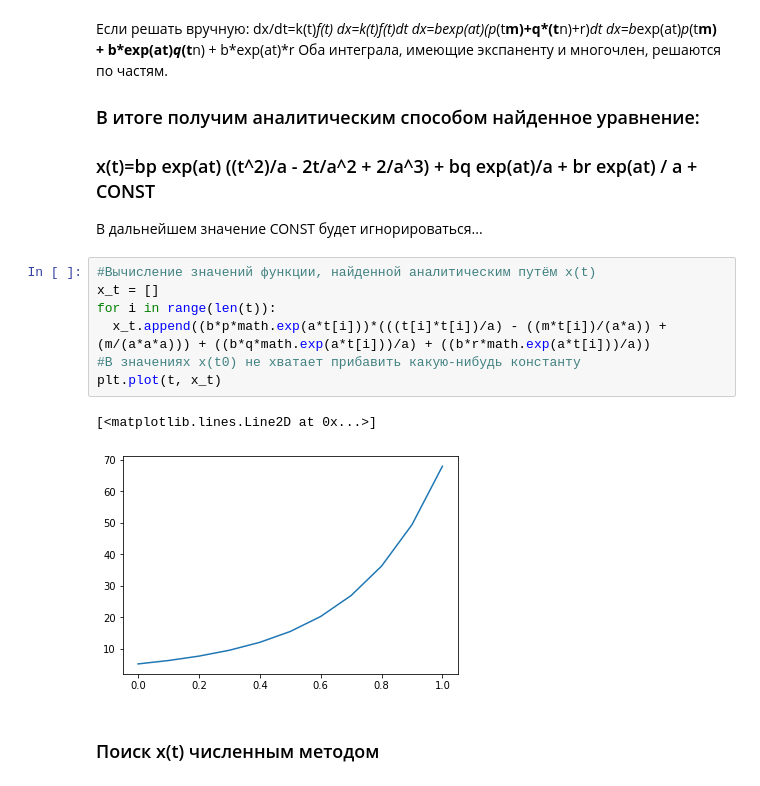
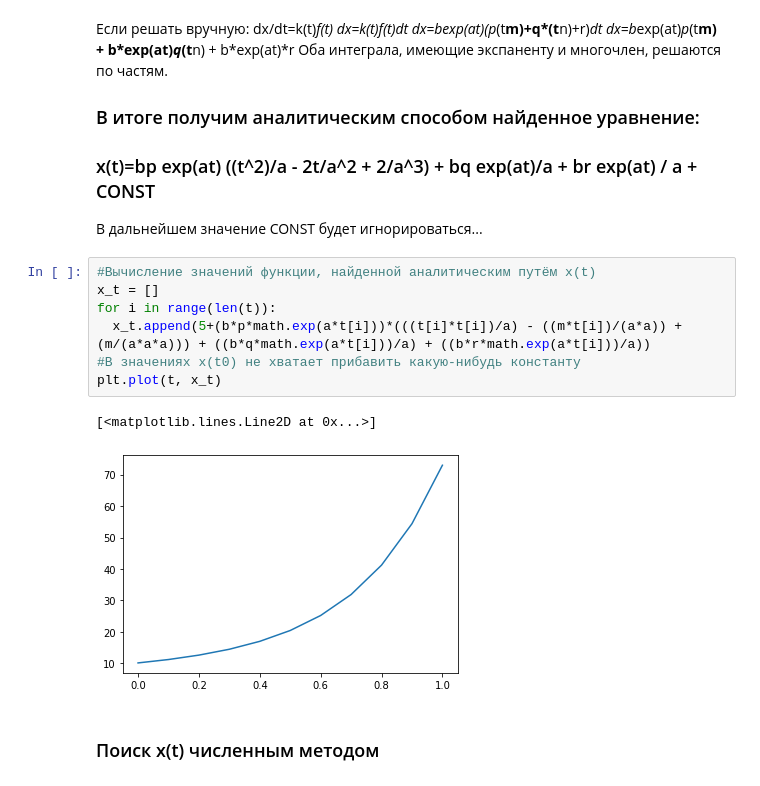
Before and after one commit to Viktory4121/Math_modeling, a Jupyter notebook: IDZ1_MM.ipynb, the cells around one changed output. Drawn from its saved outputs; the diff is of its cells as text.

```diff
--- a/IDZ1_MM.ipynb
+++ b/IDZ1_MM.ipynb
@@ -97,13 +97,13 @@ print(r2_score(k_t, k_t_empir))
 # %%
 #Вычисление значений функции, найденной аналитическим путём x(t)
 x_t = []
 for i in range(len(t)):
-  x_t.append((b*p*math.exp(a*t[i]))*(((t[i]*t[i])/a) - ((m*t[i])/(a*a)) + (m/(a*a*a))) + ((b*q*math.exp(a*t[i]))/a) + ((b*r*math.exp(a*t[i]))/a))
+  x_t.append(5+(b*p*math.exp(a*t[i]))*(((t[i]*t[i])/a) - ((m*t[i])/(a*a)) + (m/(a*a*a))) + ((b*q*math.exp(a*t[i]))/a) + ((b*r*math.exp(a*t[i]))/a))
 #В значениях x(t0) не хватает прибавить какую-нибудь константу
 plt.plot(t, x_t)
 # %% [output]
 [<matplotlib.lines.Line2D at 0x...>]
-[figure, old version]
+[figure, new version]
 # %% [markdown]
 ### Поиск x(t) численным методом
 # %%
```
Also changed, not shown: parts of 11 cells of this notebook.
